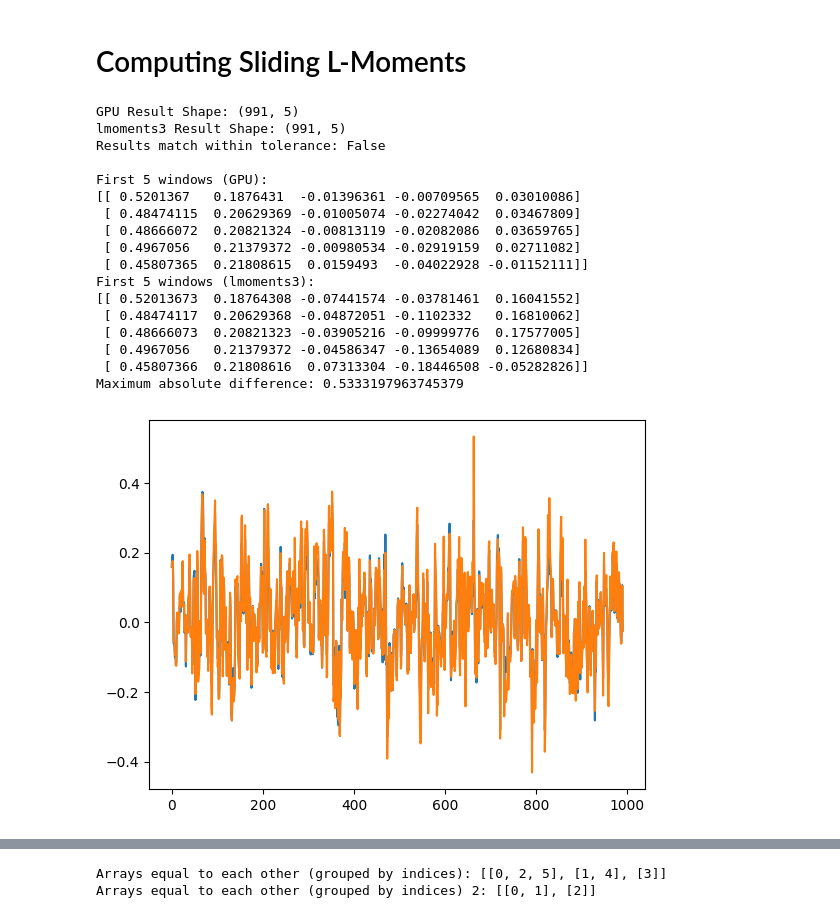
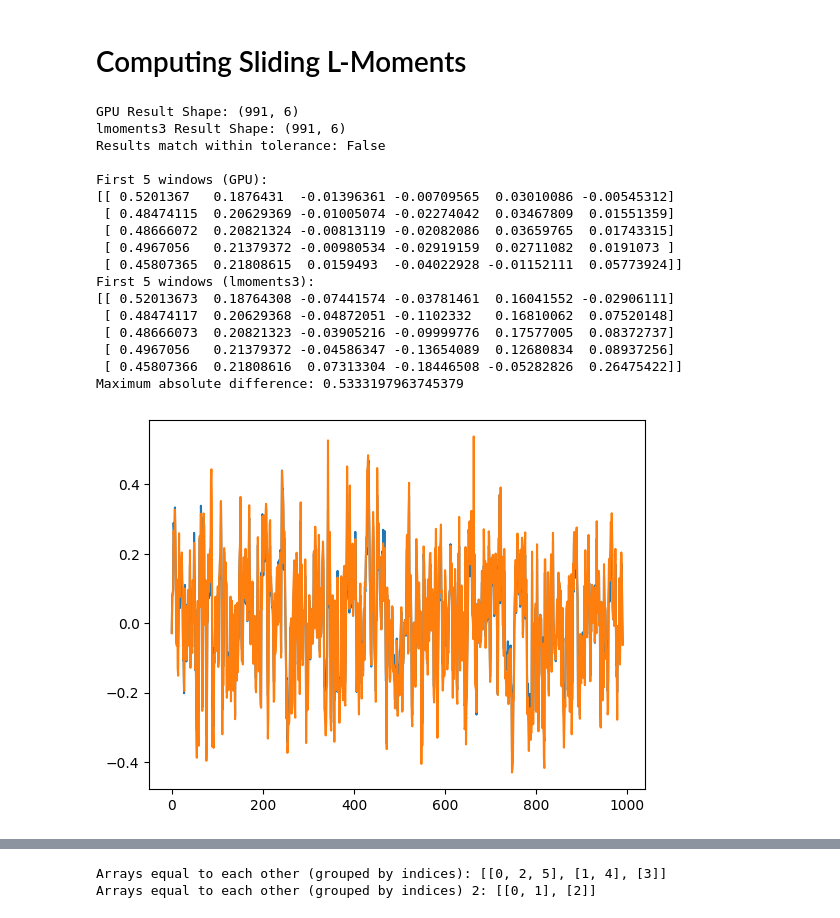
Before and after one commit to okuhlemadondo/Formulaic-Alpha-Search, a Jupyter notebook: transform-implementations.ipynb, the cells around one changed output, grey strips where cells are left out. Drawn from its saved outputs; the diff is of its cells as text; code cells hidden in the pictures.

```diff
--- a/transform-implementations.ipynb
+++ b/transform-implementations.ipynb
@@ -443,46 +443,46 @@ def compare_lmoments(data, window_size, orders):
     result_gpu = sliding_lmoments_gpu(data, window_size, orders)
     result_lmoments3 = sliding_lmoments_lmoments3(data, window_size, orders)
 
     print(f"GPU Result Shape: {result_gpu.shape}")
     print(f"lmoments3 Result Shape: {result_lmoments3.shape}")
 
     are_close = np.allclose(result_gpu, result_lmoments3, rtol=1e-5, atol=1e-8)
     print(f"Results match within tolerance: {are_close}")
 
     print("\nFirst 5 windows (GPU):")
     print(result_gpu[:5])
     print("First 5 windows (lmoments3):")
     print(result_lmoments3[:5])
 
     max_diff = np.max(np.abs(result_gpu - result_lmoments3))
     print(f"Maximum absolute difference: {max_diff}")
-    plt.plot(result_gpu[:,4]*5.3)
-    plt.plot(result_lmoments3[:,4])
+    plt.plot(result_gpu[:,5]*5)
+    plt.plot(result_lmoments3[:,5])
 
 # Test the comparison
 if __name__ == "__main__":
     np.random.seed(42)
     data = np.random.rand(1000).astype(np.float32)
     window_size = 10
-    orders = [1, 2, 3, 4, 5]  # L1, L2, L3
+    orders = [1, 2, 3, 4, 5, 6]  # L1, L2, L3
 
     compare_lmoments(data, window_size, orders)
 # %% [output]
-GPU Result Shape: (991, 5)
-lmoments3 Result Shape: (991, 5)
+GPU Result Shape: (991, 6)
+lmoments3 Result Shape: (991, 6)
 Results match within tolerance: False
 
 First 5 windows (GPU):
-[[ 0.5201367   0.1876431  -0.01396361 -0.00709565  0.03010086]
- [ 0.48474115  0.20629369 -0.01005074 -0.02274042  0.03467809]
- [ 0.48666072  0.20821324 -0.00813119 -0.02082086  0.03659765]
- [ 0.4967056   0.21379372 -0.00980534 -0.02919159  0.02711082]
- [ 0.45807365  0.21808615  0.0159493  -0.04022928 -0.01152111]]
+[[ 0.5201367   0.1876431  -0.01396361 -0.00709565  0.03010086 -0.00545312]
+ [ 0.48474115  0.20629369 -0.01005074 -0.02274042  0.03467809  0.01551359]
+ [ 0.48666072  0.20821324 -0.00813119 -0.02082086  0.03659765  0.01743315]
+ [ 0.4967056   0.21379372 -0.00980534 -0.02919159  0.02711082  0.0191073 ]
+ [ 0.45807365  0.21808615  0.0159493  -0.04022928 -0.01152111  0.05773924]]
 First 5 windows (lmoments3):
-[[ 0.52013673  0.18764308 -0.07441574 -0.03781461  0.16041552]
- [ 0.48474117  0.20629368 -0.04872051 -0.1102332   0.16810062]
- [ 0.48666073  0.20821323 -0.03905216 -0.09999776  0.17577005]
- [ 0.4967056   0.21379372 -0.04586347 -0.13654089  0.12680834]
- [ 0.45807366  0.21808616  0.07313304 -0.18446508 -0.05282826]]
+[[ 0.52013673  0.18764308 -0.07441574 -0.03781461  0.16041552 -0.02906111]
+ [ 0.48474117  0.20629368 -0.04872051 -0.1102332   0.16810062  0.07520148]
+ [ 0.48666073  0.20821323 -0.03905216 -0.09999776  0.17577005  0.08372737]
+ [ 0.4967056   0.21379372 -0.04586347 -0.13654089  0.12680834  0.08937256]
+ [ 0.45807366  0.21808616  0.07313304 -0.18446508 -0.05282826  0.26475422]]
 Maximum absolute difference: 0.5333197963745379
-[figure, old version]
+[figure, new version]
```
Also changed, not shown: parts of 1 cell of this notebook.
